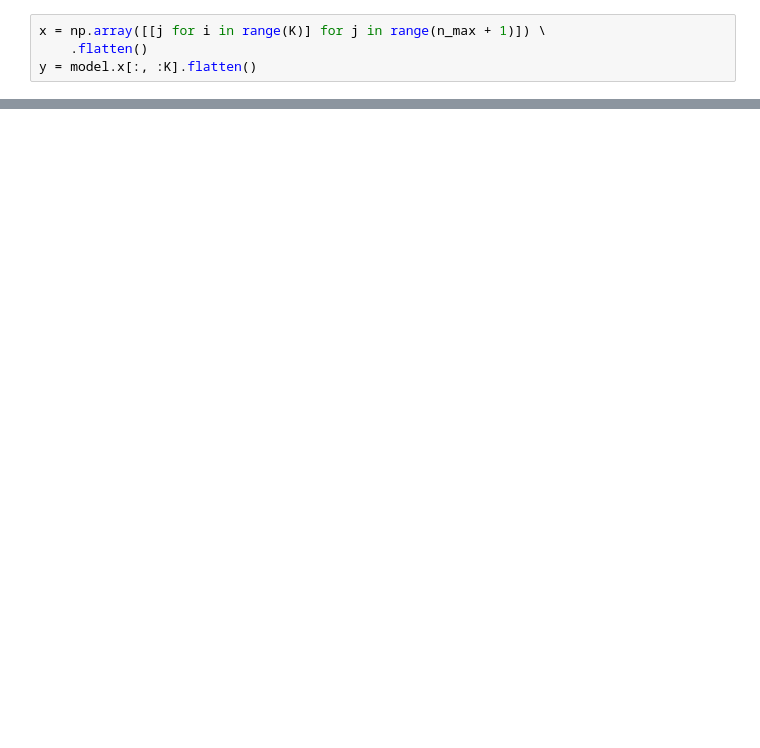
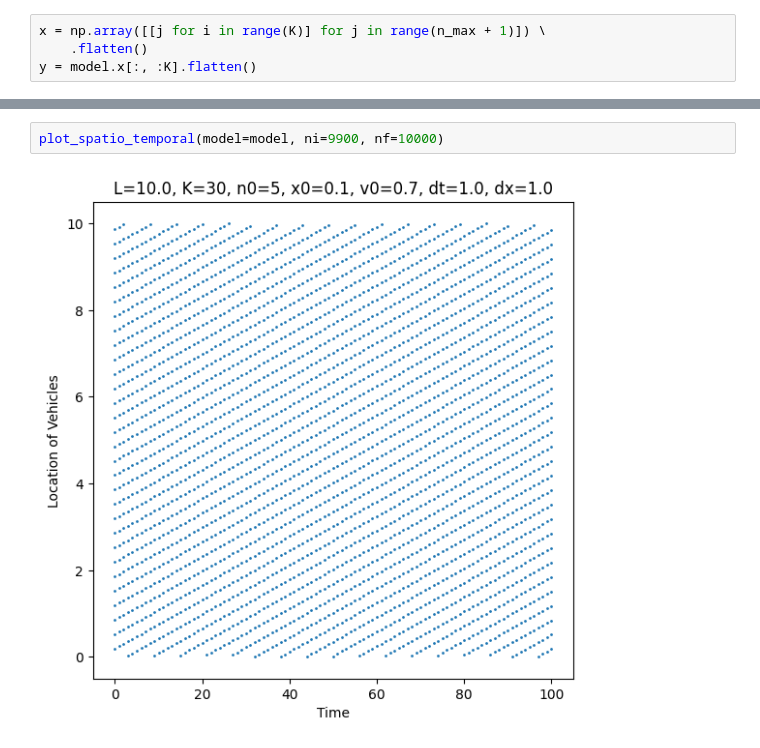
Before and after one commit to tt6-mzn/s2s-OV-model, a Jupyter notebook: ds2s-OV/test.ipynb, the cells around one changed output, grey strips where cells are left out. Saved outputs shown, nothing was run; the diff lists cells and outputs as text; blank space fills up the shorter version.

```diff
--- a/ds2s-OV/test.ipynb
+++ b/ds2s-OV/test.ipynb
@@ -64,0 +57,4 @@ plt.show()
+# %%
+plot_spatio_temporal(model=model, ni=9900, nf=10000)
+# %% [output]
+[figure, added]
```
Also changed, not shown: parts of 9 cells of this notebook, 1 other file.
